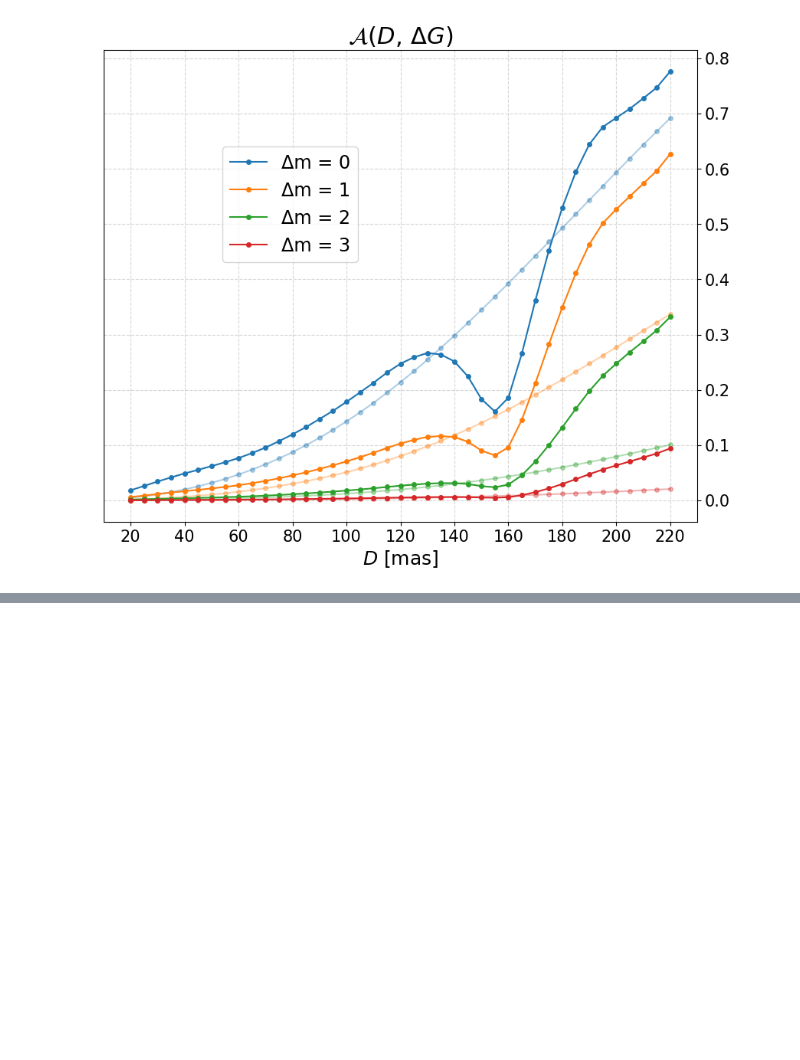
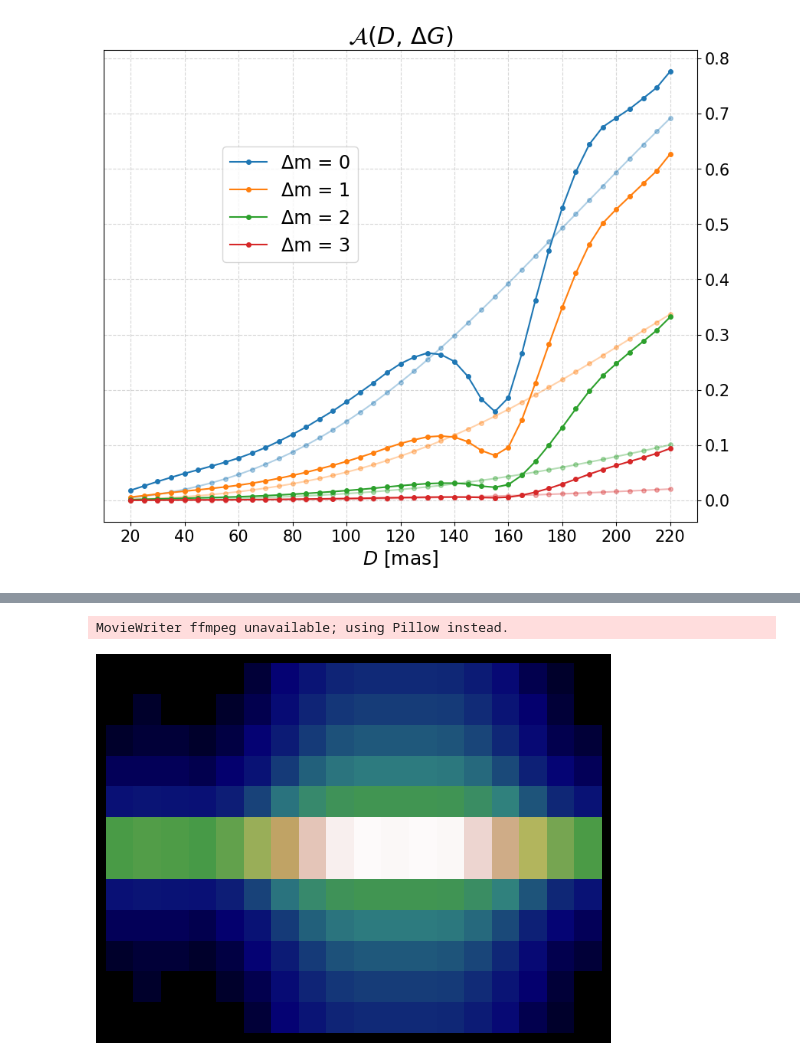
Before and after one commit to pietroferraiuolo/BINCAT, a Jupyter notebook: scripts/06-analysis-v3.ipynb, the cells around one changed output, grey strips where cells are left out. Cells and saved outputs as stored; diff of their text form; code cells hidden in the pictures; blank space fills up the shorter version.

```diff
--- a/scripts/06-analysis-v3.ipynb
+++ b/scripts/06-analysis-v3.ipynb
@@ -154,0 +199,32 @@ fig.show()
+# %%
+norm = ImageNormalize(
+    vmin=np.nanmin(cube[0].psf_2d),
+    vmax=np.nanmax(cube[0].psf_2d),
+    stretch=LogStretch(500),
+    interval=MinMaxInterval(),
+)
+
+fig, ax = plt.subplots()
+fig.axes[0].set_axis_off()
+fig.set_facecolor('black')
+im = ax.imshow(cube[0].psf_2d, cmap='gist_earth', origin='lower', aspect='auto', norm=norm)
+# fig.colorbar(im, ax=ax)
+
+
+def update(frame):
+    norm = ImageNormalize(
+        vmin=np.nanmin(cube[frame].psf_2d),
+        vmax=np.nanmax(cube[frame].psf_2d),
+        stretch=LogStretch(500),
+        interval=MinMaxInterval(),
+    )
+    im.set_norm(norm)
+    im.set_data(cube[frame].psf_2d)
+    # ax.set_title(f'After CCD Readout   |   φ = {ordered_cube[frame].phi:.2f}°')
+    return (im,)
+
+animation = FuncAnimation(fig, update, frames=len(cube), interval=200)
+animation.save('psf2d_animation.gif', fps=15)
+# %% [output]
+MovieWriter ffmpeg unavailable; using Pillow instead.
+[figure, added]
```
Also changed, not shown: parts of 11 cells of this notebook, 6 other files.
